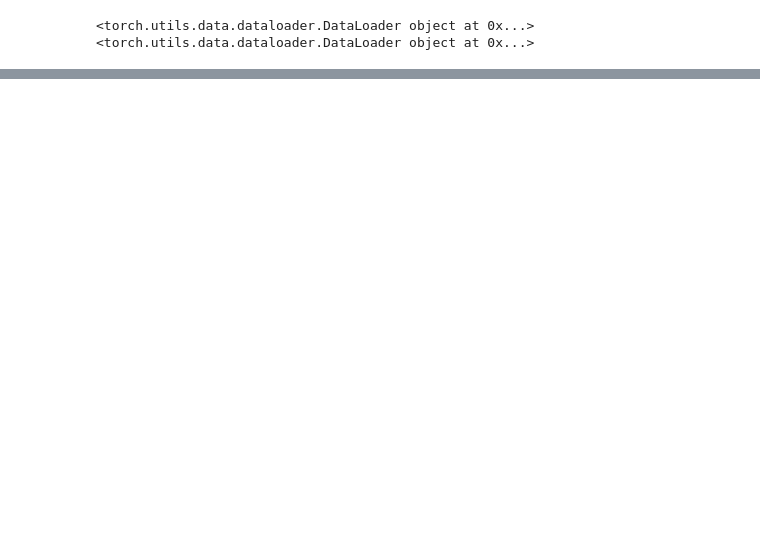
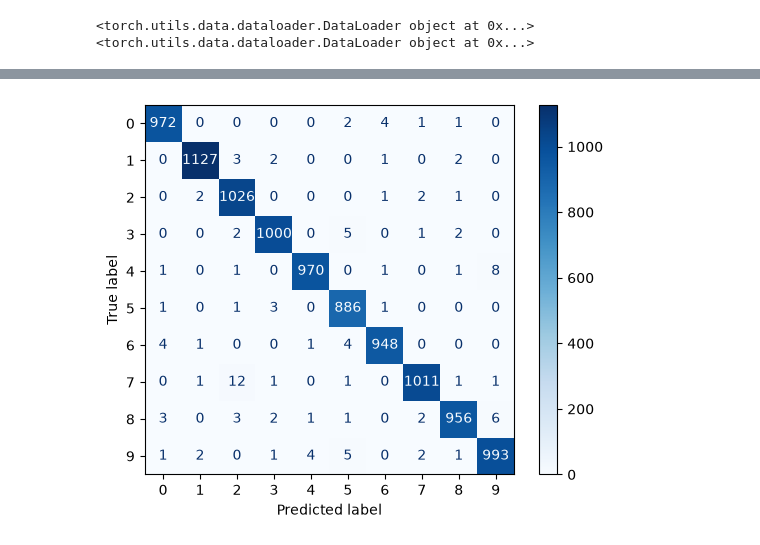
Before and after one commit to khoidesu/Machine-Learning, a Jupyter notebook: Deep-Learning/CNN/MNIST/MNIST.ipynb, the cells around one changed output, grey strips where cells are left out. Saved outputs shown, nothing was run; the diff lists cells and outputs as text; code cells hidden in the pictures; blank space fills up the shorter version.

```diff
--- a/Deep-Learning/CNN/MNIST/MNIST.ipynb
+++ b/Deep-Learning/CNN/MNIST/MNIST.ipynb
@@ -51,10 +53,12 @@ mean = train_data.dataset.data.float().mean() / 255
 std = train_data.dataset.data.float().std() / 255
 
 train_transforms = transforms.Compose([
+    transforms.Resize(28),
     transforms.ToTensor(),
     transforms.Normalize(mean=[mean], std=[std])
 ])
 test_transforms = transforms.Compose([
+    transforms.Resize(28),
     transforms.ToTensor(),
     transforms.Normalize(mean=[mean], std=[std])
 ])
@@ -253,0 +259,28 @@ test_acc, test_loss
+# %%
+all_preds = []
+all_labels = []
+
+model = Modifier_model(num_classes)
+model.load_state_dict(torch.load('./model/model.pt', map_location=device))
+model.to(device)
+model.eval()
+
+with torch.no_grad():
+    for images, labels in test_dataloader:
+
+        # print("Input:", images.shape)
+
+        images = images.to(device)
+
+        outputs = model(images)
+
+        # print("Output:", outputs.shape)
+
+        preds = torch.argmax(outputs, dim=1)
+
+        all_preds.extend(preds.cpu().numpy())
+
+        if torch.is_tensor(labels):
+            all_labels.extend(labels.cpu().numpy())
+        else:
+            all_labels.append(labels)
@@ -253,0 +306,7 @@ test_acc, test_loss
+# %%
+from sklearn.metrics import confusion_matrix, ConfusionMatrixDisplay
+import matplotlib.pyplot as plt
+ConfusionMatrixDisplay(confusion_matrix(all_labels, all_preds)).plot(cmap="Blues")
+plt.savefig("confusion.png", dpi=200, bbox_inches="tight")
+# %% [output]
+[figure, added]
```
Also changed, not shown: parts of 6 cells of this notebook, 13 other files.
